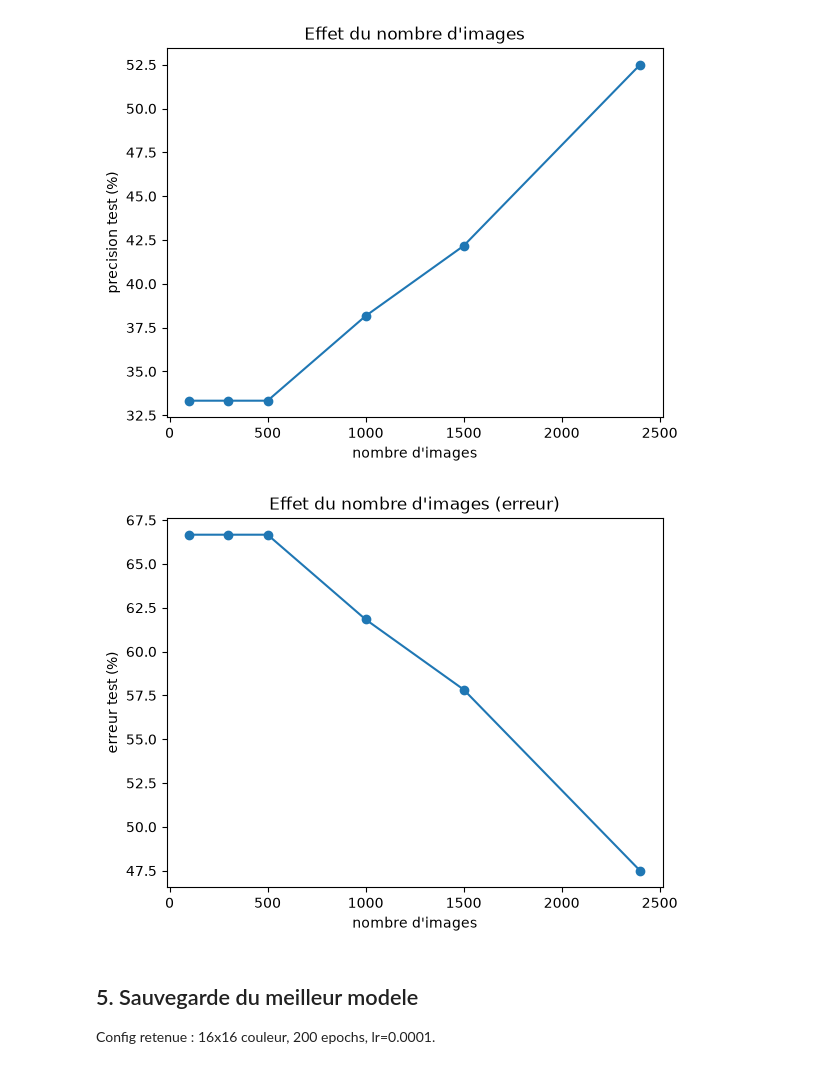
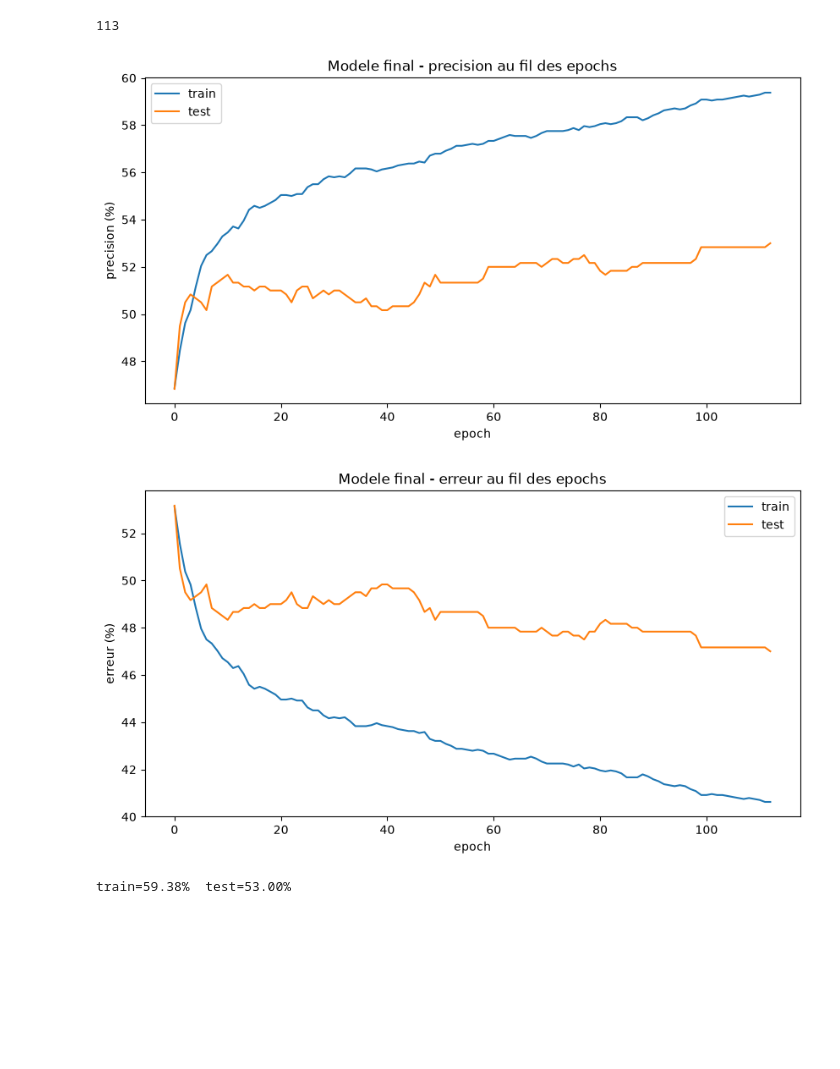
Before and after one commit to AbdelkrimAKKAL/Projet_Annual_IA, a Jupyter notebook: jupyter/model_linear.ipynb, the cells around one changed output. Cells and saved outputs as stored; diff of their text form; code cells hidden in the pictures; blank space fills up the shorter version.

```diff
--- a/jupyter/model_linear.ipynb
+++ b/jupyter/model_linear.ipynb
@@ -171,17 +134,20 @@ courbe(lrs, [100 - a for a in accs], "learning rate", "erreur test (%)", "Effet
-# %%
-tailles = [100, 300, 500, 1000, 1500, 2400]
-accs = []
-for n in tailles:
-    model = entrainer_linear(X_train_16_3[:n], Y_train_16_3[:n], output_size=3, epochs=200, lr=LR)
-    accs.append(precision_linear(model, X_test_16_3, Y_test_16_3))
-    lib.destroy_linear_model(model)
-
-courbe(tailles, accs, "nombre d'images", "precision test (%)", "Effet du nombre d'images")
-courbe(tailles, [100 - a for a in accs], "nombre d'images", "erreur test (%)", "Effet du nombre d'images (erreur)")
-# %% [output]
-[figure, removed]
-[figure, removed]
-# %% [markdown]
-## 5. Sauvegarde du meilleur modele
-
-Config retenue : 16x16 couleur, 200 epochs, lr=0.0001.
+# %%
+#4. Modele Final
+
+model, hist_train, hist_test, err_train, err_test = entrainer_linear(
+    X_train, Y_train, output_size=3, epochs=meilleur_epoch, lr=meilleur_lr,
+    X_test=X_test, Y_test=Y_test
+)
+
+print(meilleur_epoch)
+
+courbe_train_test(hist_train, hist_test, "precision (%)", "Modele final - precision au fil des epochs")
+courbe_train_test(err_train, err_test, "erreur (%)", "Modele final - erreur au fil des epochs")
+
+
+print(f"train={hist_train[-1]:.2f}%  test={hist_test[-1]:.2f}%")
+# %% [output]
+113
+[figure, added]
+[figure, added]
+train=59.38%  test=53.00%
```
Also changed, not shown: parts of 28 cells of this notebook, 14 other files.
